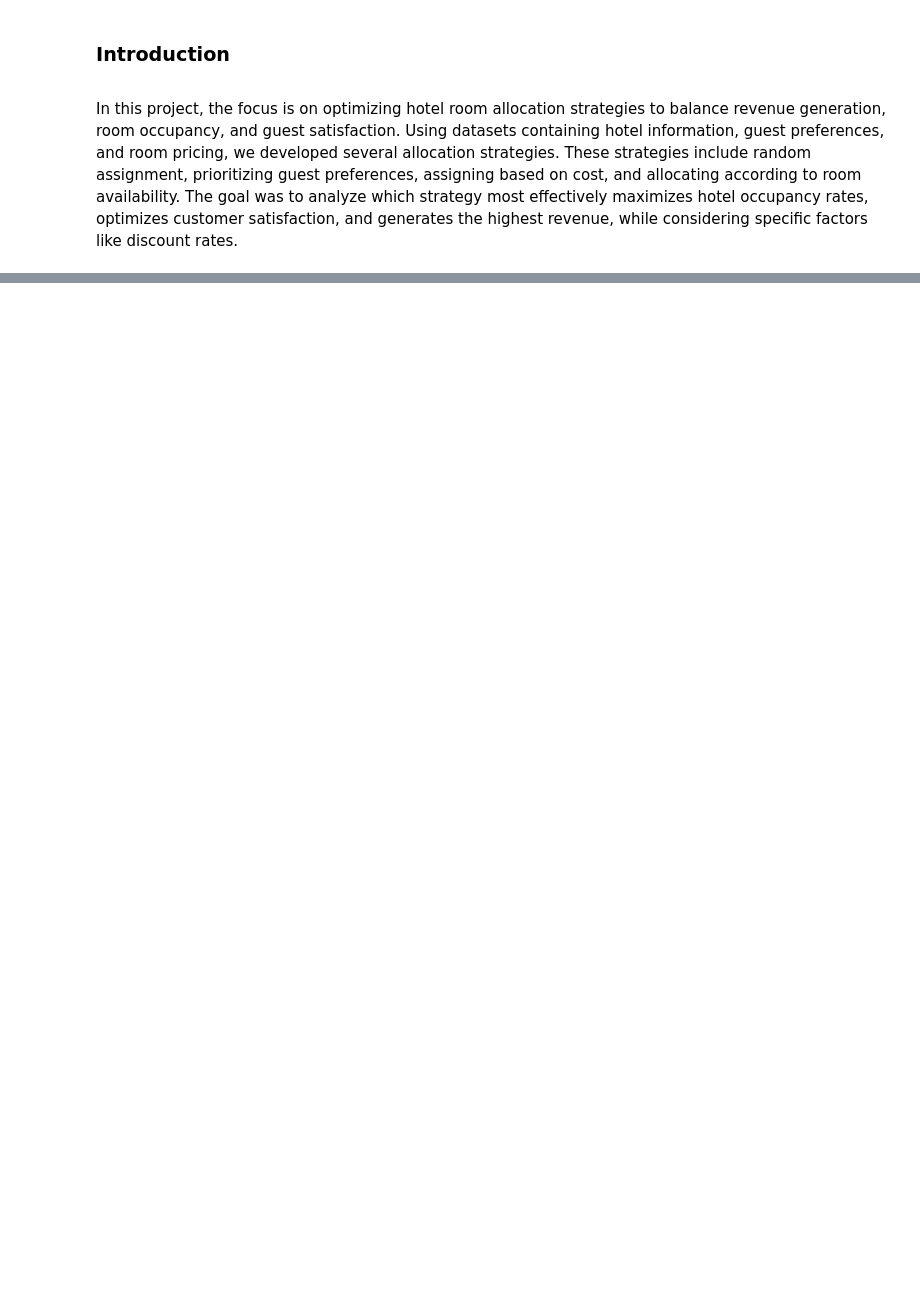
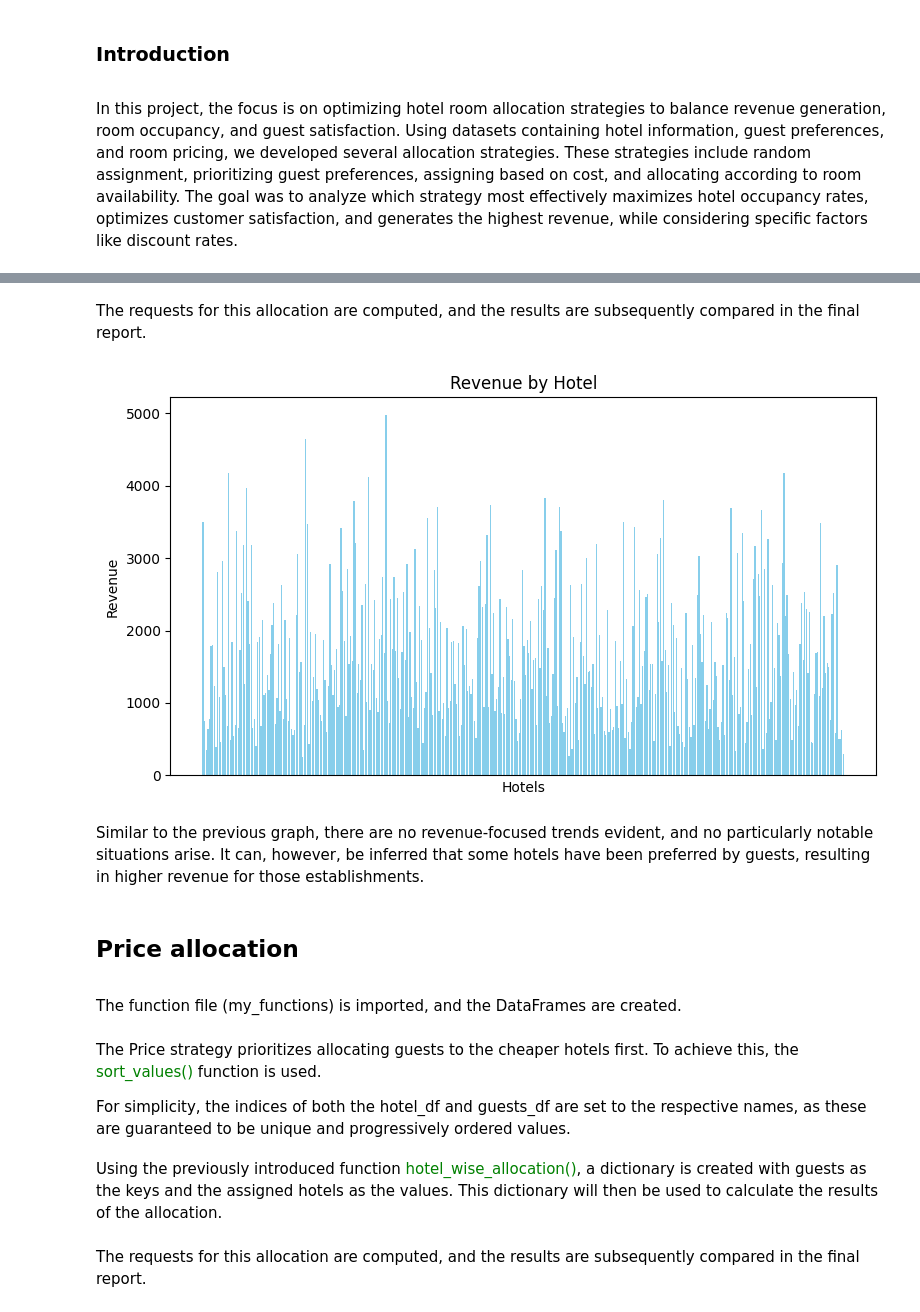
Before and after one commit to alessandro-macchi/macchi_dse_hotel, a Jupyter notebook: presentation.ipynb, the cells around one changed output, grey strips where cells are left out. Saved outputs shown, nothing was run; the diff lists cells and outputs as text; code cells hidden in the pictures; blank space fills up the shorter version.

```diff
--- a/presentation.ipynb
+++ b/presentation.ipynb
@@ -371,0 +276,7 @@ Through the analysis of various allocation strategies, we gained insights into t
+# %%
+from modules.my_functions import *
+
+ds_hotel, ds_pref, ds_guests = importing()
+hotel_df, guests_df, priority_df = df_creation(ds_hotel, ds_pref, ds_guests)
+hotel_df.set_index('name', inplace = True)
+guests_df.set_index('name', inplace = True)
@@ -371,0 +295,2 @@ Through the analysis of various allocation strategies, we gained insights into t
+# %% [markdown]
+The requests for this allocation are computed, and the results are subsequently compared in the final report.
@@ -371,0 +308,12 @@ Through the analysis of various allocation strategies, we gained insights into t
+# %%
+from modules.my_graphs import *
+
+plot_hotel_revenue(assignment_preferences, guests_df, hotel_df)
+# %% [output]
+[figure, added]
+# %% [markdown]
+Similar to the previous graph, there are no revenue-focused trends evident, and no particularly notable situations arise. It can, however, be inferred that some hotels have been preferred by guests, resulting in higher revenue for those establishments.
+# %% [markdown]
+## <p> Price allocation </p> ##
+# %% [markdown]
+The function file (my_functions) is imported, and the DataFrames are created.
@@ -371,0 +325,3 @@ Through the analysis of various allocation strategies, we gained insights into t
+# %% [markdown]
+<p> The Price strategy prioritizes allocating guests to the cheaper hotels first. To achieve this, the <font color="green">sort_values()</font> function is used. </p>
+For simplicity, the indices of both the hotel_df and guests_df are set to the respective names, as these are guaranteed to be unique and progressively ordered values.
@@ -371,0 +332,2 @@ Through the analysis of various allocation strategies, we gained insights into t
+# %% [markdown]
+Using the previously introduced function <font color="green">hotel_wise_allocation()</font>, a dictionary is created with guests as the keys and the assigned hotels as the values. This dictionary will then be used to calculate the results of the allocation.
@@ -371,0 +337,2 @@ Through the analysis of various allocation strategies, we gained insights into t
+# %% [markdown]
+The requests for this allocation are computed, and the results are subsequently compared in the final report.
```
Also changed, not shown: parts of 99 cells of this notebook, 6 other files.
